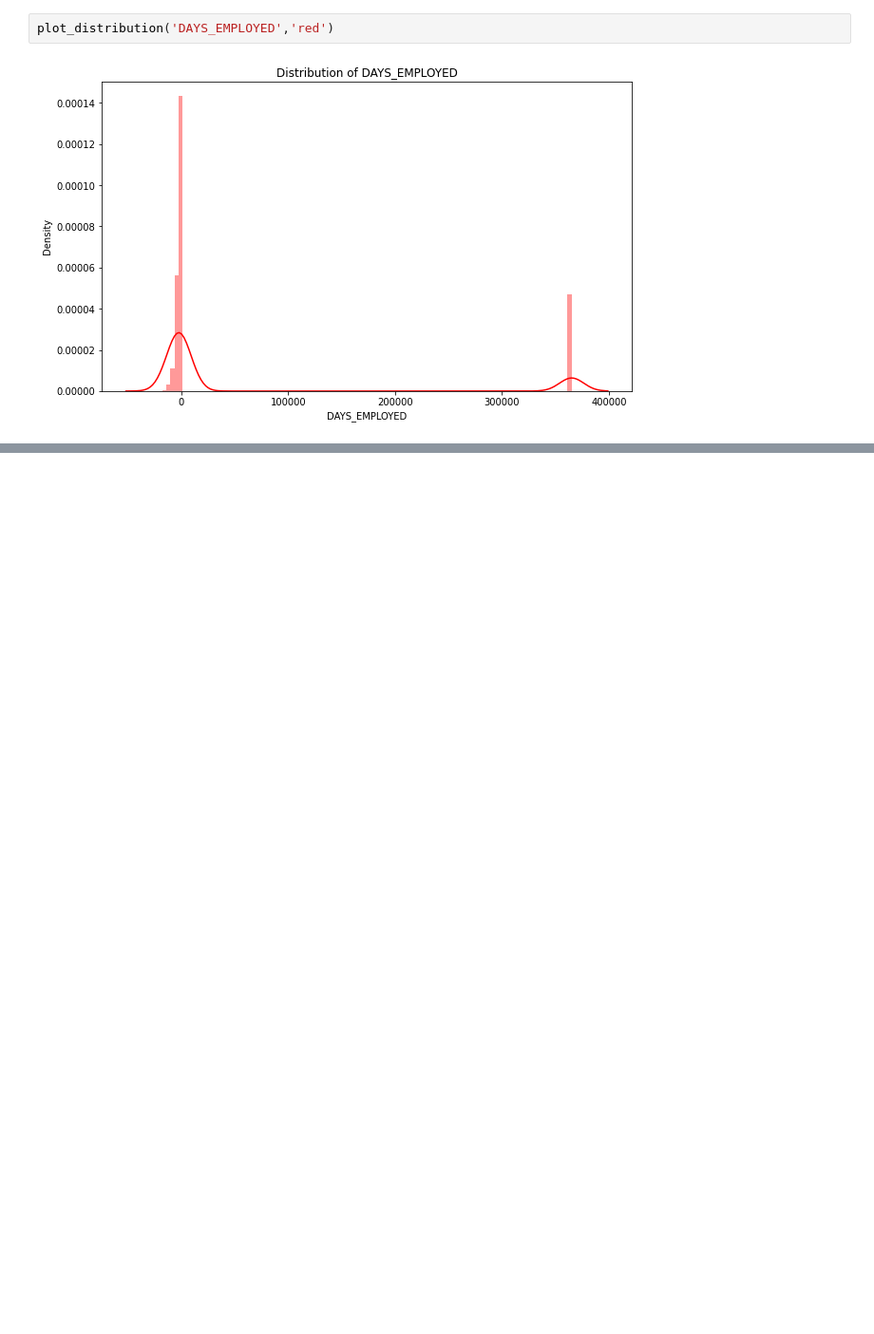
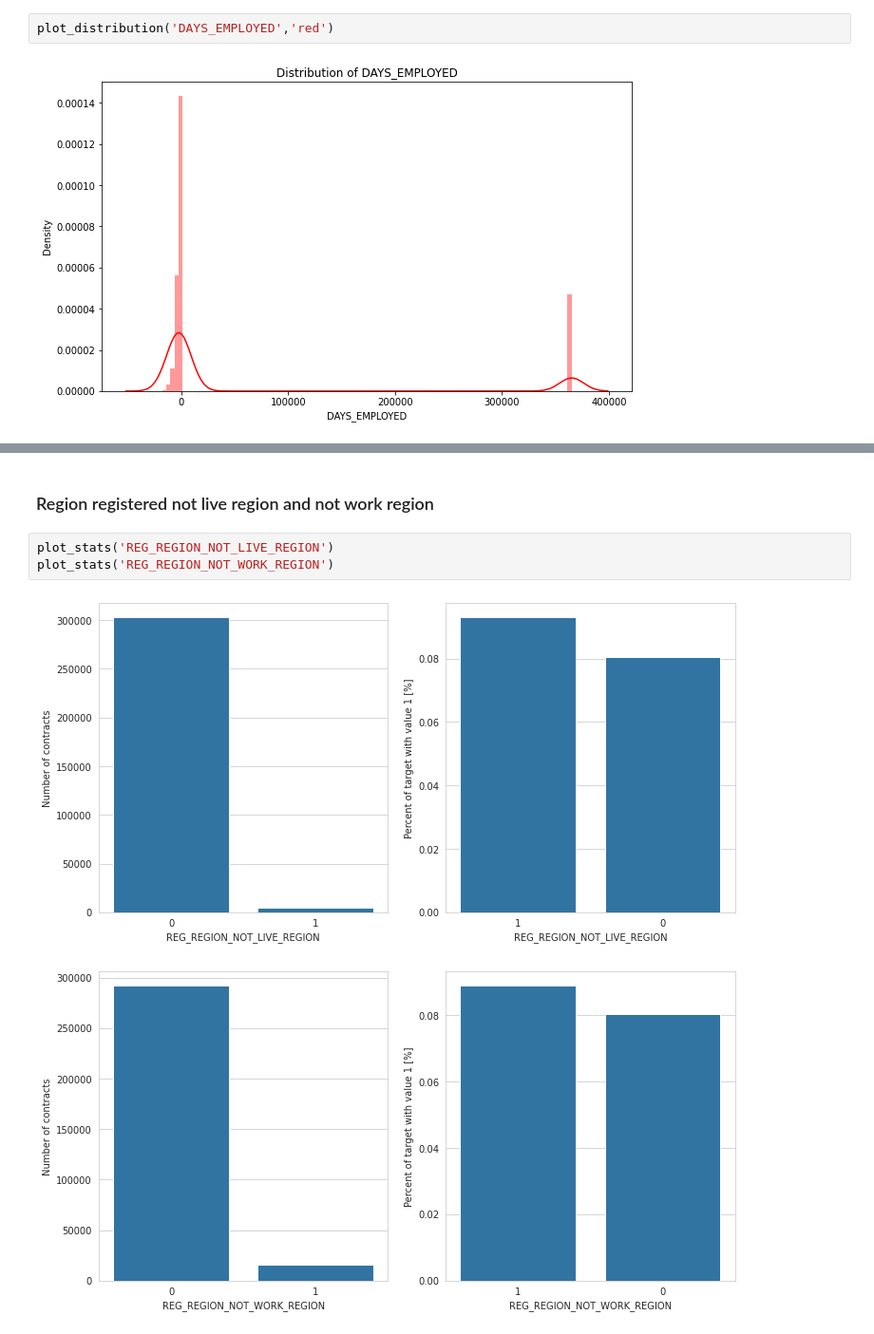
Before and after one commit to mhs10031990/Hands_on, a Jupyter notebook: CRA_Data_Visualization.ipynb, the cells around one changed output, grey strips where cells are left out. Shown at 95% size. Cells and saved outputs as stored; diff of their text form; blank space fills up the shorter version.

```diff
--- a/CRA_Data_Visualization.ipynb
+++ b/CRA_Data_Visualization.ipynb
@@ -315,0 +336,8 @@ The negative values means Days since employed and most probably these negative v
+# %% [markdown]
+### Region registered not live region and not work region
+# %%
+plot_stats('REG_REGION_NOT_LIVE_REGION')
+plot_stats('REG_REGION_NOT_WORK_REGION')
+# %% [output]
+[figure, added]
+[figure, added]
```
Also changed, not shown: parts of 9 cells of this notebook.
